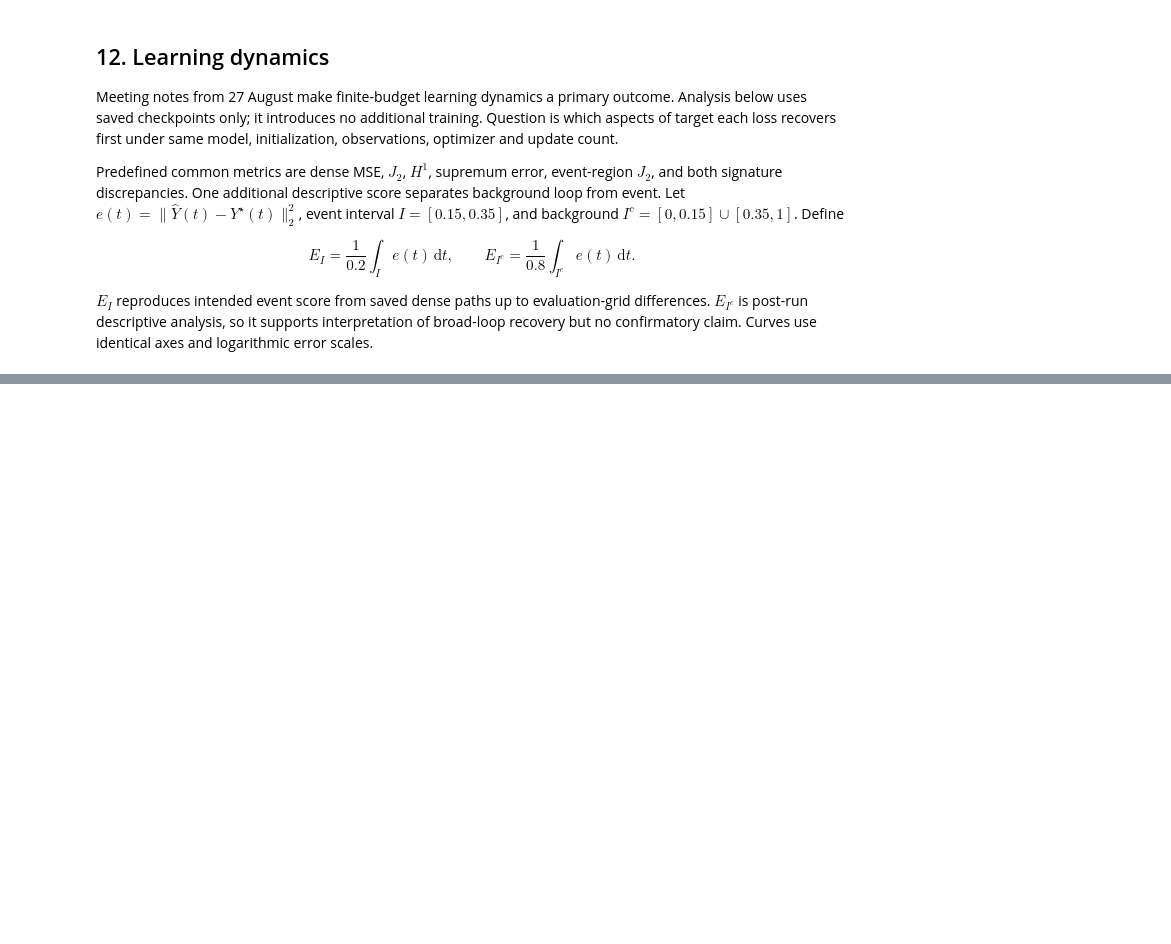
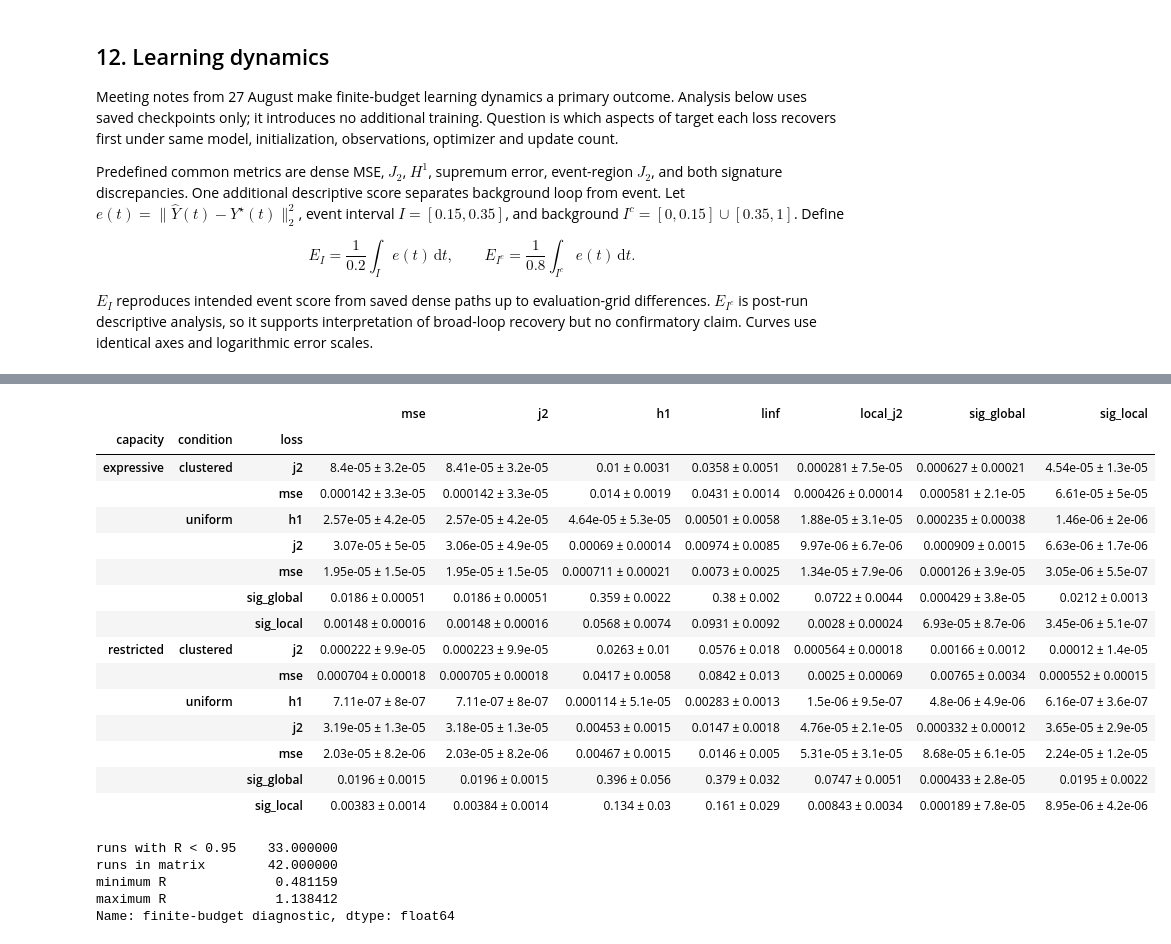
Before and after one commit to davinhpqiu/pathwise-loss, a Jupyter notebook: notebooks/05_neural_ode_path.ipynb, the cells around one changed output, grey strips where cells are left out. Cells and saved outputs as stored; diff of their text form; code cells hidden in the pictures; blank space fills up the shorter version.

```diff
--- a/notebooks/05_neural_ode_path.ipynb
+++ b/notebooks/05_neural_ode_path.ipynb
@@ -1450,0 +1586,60 @@ else:
+# %%
+final_metric_columns = [
+    'mse', 'j2', 'h1', 'linf', 'local_j2', 'sig_global', 'sig_local',
+]
+summary_rows = []
+for keys, group in metrics.groupby(['capacity', 'condition', 'loss']):
+    row = dict(zip(['capacity', 'condition', 'loss'], keys))
+    for metric in final_metric_columns:
+        values = group[metric].dropna()
+        row[metric] = (
+            f'{values.mean():.3g} ± {values.std(ddof=1):.2g}'
+            if len(values) > 1 else f'{values.iloc[0]:.3g}'
+        )
+    summary_rows.append(row)
+final_summary = pd.DataFrame(summary_rows).sort_values(
+    ['capacity', 'condition', 'loss'], ignore_index=True,
+)
+display(final_summary.set_index(['capacity', 'condition', 'loss']))
+
+late_rows = []
+for _, row in metrics.iterrows():
+    values = [
+        item['train_loss']
+        for item in json.loads((row['run_dir'] / 'history.json').read_text())
+    ]
+    late_rows.append({
+        'capacity': row['capacity'], 'seed': row['seed'],
+        'condition': row['condition'], 'loss': row['loss'],
+        'late R': statistics.median(values[9500:10000])
+            / statistics.median(values[9000:9500]),
+    })
+late_ratios = pd.DataFrame(late_rows)
+display(pd.Series({
+    'runs with R < 0.95': int((late_ratios['late R'] < 0.95).sum()),
+    'runs in matrix': len(late_ratios),
+    'minimum R': late_ratios['late R'].min(),
+    'maximum R': late_ratios['late R'].max(),
+}, name='finite-budget diagnostic'))
+# %% [output]
+|  |  |  | mse | j2 | h1 | linf | local_j2 | sig_global | sig_local |
+| capacity | condition | loss |  |  |  |  |  |  |  |
+| expressive | clustered | j2 | 8.4e-05 ± 3.2e-05 | 8.41e-05 ± 3.2e-05 | 0.01 ± 0.0031 | 0.0358 ± 0.0051 | 0.000281 ± 7.5e-05 | 0.000627 ± 0.00021 | 4.54e-05 ± 1.3e-05 |
+|  |  | mse | 0.000142 ± 3.3e-05 | 0.000142 ± 3.3e-05 | 0.014 ± 0.0019 | 0.0431 ± 0.0014 | 0.000426 ± 0.00014 | 0.000581 ± 2.1e-05 | 6.61e-05 ± 5e-05 |
+|  | uniform | h1 | 2.57e-05 ± 4.2e-05 | 2.57e-05 ± 4.2e-05 | 4.64e-05 ± 5.3e-05 | 0.00501 ± 0.0058 | 1.88e-05 ± 3.1e-05 | 0.000235 ± 0.00038 | 1.46e-06 ± 2e-06 |
+|  |  | j2 | 3.07e-05 ± 5e-05 | 3.06e-05 ± 4.9e-05 | 0.00069 ± 0.00014 | 0.00974 ± 0.0085 | 9.97e-06 ± 6.7e-06 | 0.000909 ± 0.0015 | 6.63e-06 ± 1.7e-06 |
+|  |  | mse | 1.95e-05 ± 1.5e-05 | 1.95e-05 ± 1.5e-05 | 0.000711 ± 0.00021 | 0.0073 ± 0.0025 | 1.34e-05 ± 7.9e-06 | 0.000126 ± 3.9e-05 | 3.05e-06 ± 5.5e-07 |
+|  |  | sig_global | 0.0186 ± 0.00051 | 0.0186 ± 0.00051 | 0.359 ± 0.0022 | 0.38 ± 0.002 | 0.0722 ± 0.0044 | 0.000429 ± 3.8e-05 | 0.0212 ± 0.0013 |
+|  |  | sig_local | 0.00148 ± 0.00016 | 0.00148 ± 0.00016 | 0.0568 ± 0.0074 | 0.0931 ± 0.0092 | 0.0028 ± 0.00024 | 6.93e-05 ± 8.7e-06 | 3.45e-06 ± 5.1e-07 |
+| restricted | clustered | j2 | 0.000222 ± 9.9e-05 | 0.000223 ± 9.9e-05 | 0.0263 ± 0.01 | 0.0576 ± 0.018 | 0.000564 ± 0.00018 | 0.00166 ± 0.0012 | 0.00012 ± 1.4e-05 |
+|  |  | mse | 0.000704 ± 0.00018 | 0.000705 ± 0.00018 | 0.0417 ± 0.0058 | 0.0842 ± 0.013 | 0.0025 ± 0.00069 | 0.00765 ± 0.0034 | 0.000552 ± 0.00015 |
+|  | uniform | h1 | 7.11e-07 ± 8e-07 | 7.11e-07 ± 8e-07 | 0.000114 ± 5.1e-05 | 0.00283 ± 0.0013 | 1.5e-06 ± 9.5e-07 | 4.8e-06 ± 4.9e-06 | 6.16e-07 ± 3.6e-07 |
+|  |  | j2 | 3.19e-05 ± 1.3e-05 | 3.18e-05 ± 1.3e-05 | 0.00453 ± 0.0015 | 0.0147 ± 0.0018 | 4.76e-05 ± 2.1e-05 | 0.000332 ± 0.00012 | 3.65e-05 ± 2.9e-05 |
+|  |  | mse | 2.03e-05 ± 8.2e-06 | 2.03e-05 ± 8.2e-06 | 0.00467 ± 0.0015 | 0.0146 ± 0.005 | 5.31e-05 ± 3.1e-05 | 8.68e-05 ± 6.1e-05 | 2.24e-05 ± 1.2e-05 |
+|  |  | sig_global | 0.0196 ± 0.0015 | 0.0196 ± 0.0015 | 0.396 ± 0.056 | 0.379 ± 0.032 | 0.0747 ± 0.0051 | 0.000433 ± 2.8e-05 | 0.0195 ± 0.0022 |
+|  |  | sig_local | 0.00383 ± 0.0014 | 0.00384 ± 0.0014 | 0.134 ± 0.03 | 0.161 ± 0.029 | 0.00843 ± 0.0034 | 0.000189 ± 7.8e-05 | 8.95e-06 ± 4.2e-06 |
+runs with R < 0.95    33.000000
+runs in matrix        42.000000
+minimum R              0.481159
+maximum R              1.138412
+Name: finite-budget diagnostic, dtype: float64
```
Also changed, not shown: parts of 47 cells of this notebook, 36 other files.
